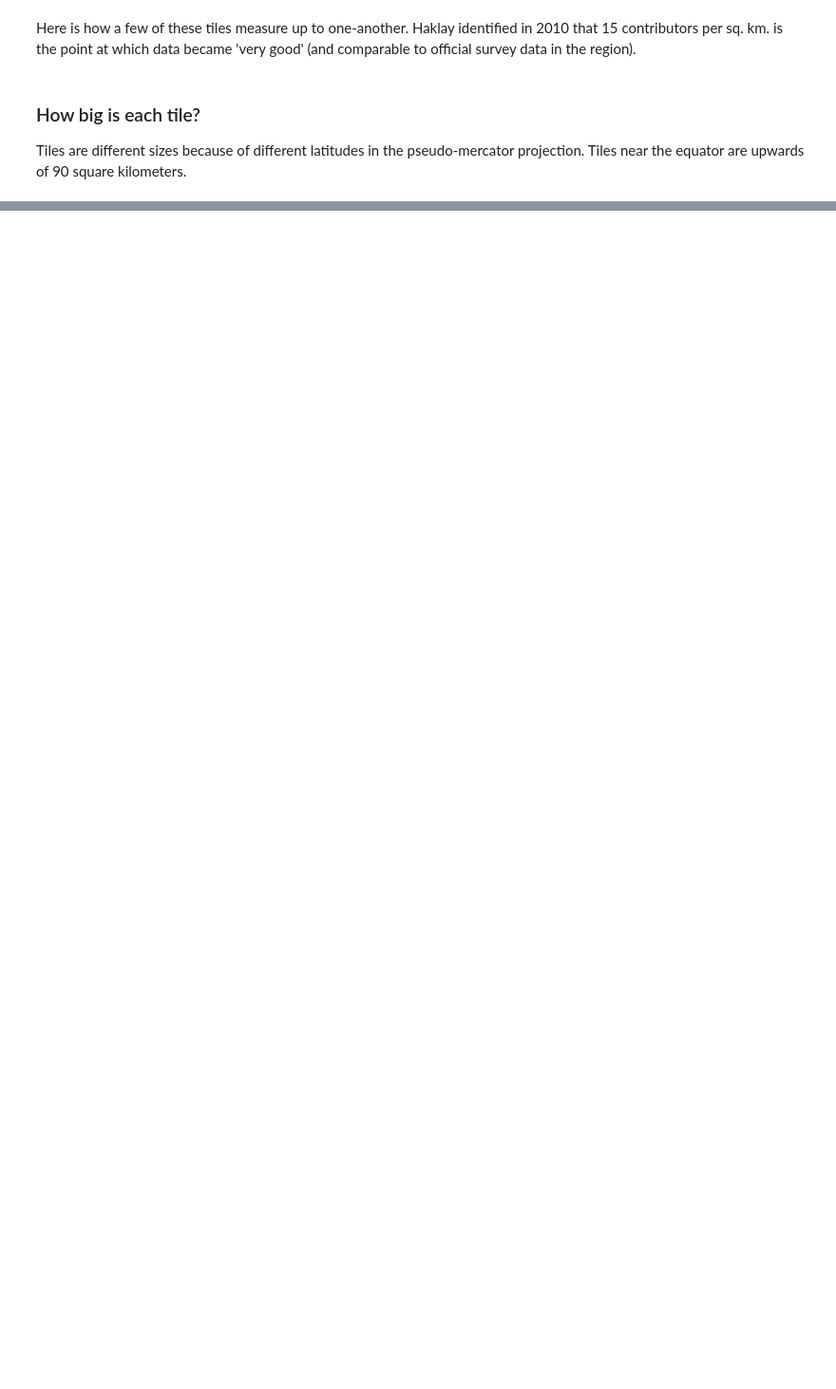
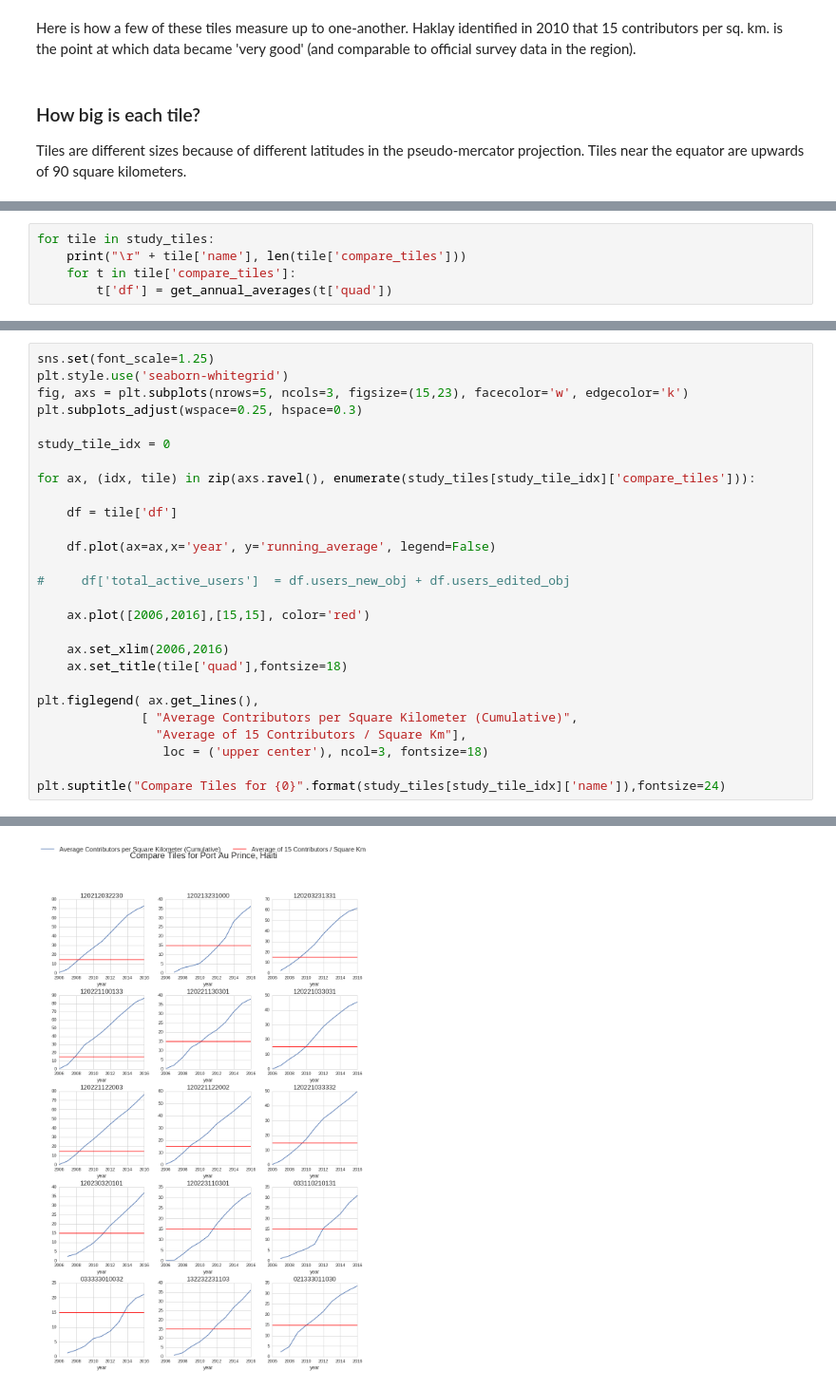
Before and after one commit to jenningsanderson/contributor-centric-qa, a Jupyter notebook: Metric 1 - Contributor Density Per Sq Km.ipynb, the cells around one changed output, grey strips where cells are left out. Shown at 95% size. Saved outputs shown, nothing was run; the diff lists cells and outputs as text; blank space fills up the shorter version.

```diff
--- a/Metric 1 - Contributor Density Per Sq Km.ipynb
+++ b/Metric 1 - Contributor Density Per Sq Km.ipynb
@@ -187,0 +176,5 @@ Denver's Similar
+# %%
+for tile in study_tiles:
+    print("\r" + tile['name'], len(tile['compare_tiles']))
+    for t in tile['compare_tiles']:
+        t['df'] = get_annual_averages(t['quad'])
@@ -187,0 +195,28 @@ Denver's Similar
+# %%
+sns.set(font_scale=1.25)
+plt.style.use('seaborn-whitegrid')
+fig, axs = plt.subplots(nrows=5, ncols=3, figsize=(15,23), facecolor='w', edgecolor='k')
+plt.subplots_adjust(wspace=0.25, hspace=0.3)
+
+study_tile_idx = 0
+
+for ax, (idx, tile) in zip(axs.ravel(), enumerate(study_tiles[study_tile_idx]['compare_tiles'])):
+
+    df = tile['df']
+
+    df.plot(ax=ax,x='year', y='running_average', legend=False)
+
+#     df['total_active_users']  = df.users_new_obj + df.users_edited_obj
+
+    ax.plot([2006,2016],[15,15], color='red')
+
+    ax.set_xlim(2006,2016)
+    ax.set_title(tile['quad'],fontsize=18)
+
+plt.figlegend( ax.get_lines(),
+              [ "Average Contributors per Square Kilometer (Cumulative)",
+                "Average of 15 Contributors / Square Km"],
+                 loc = ('upper center'), ncol=3, fontsize=18)
+
+plt.suptitle("Compare Tiles for {0}".format(study_tiles[study_tile_idx]['name']),fontsize=24)
+# %% [output]
@@ -187,0 +224 @@ Denver's Similar
+[figure, added]
```
Also changed, not shown: parts of 11 cells of this notebook, 16 other files.
